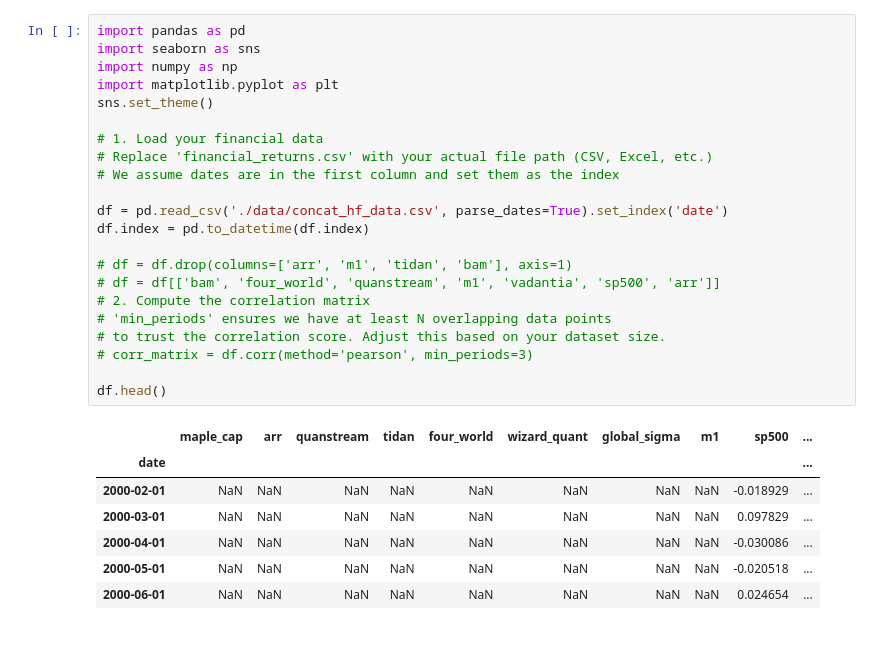
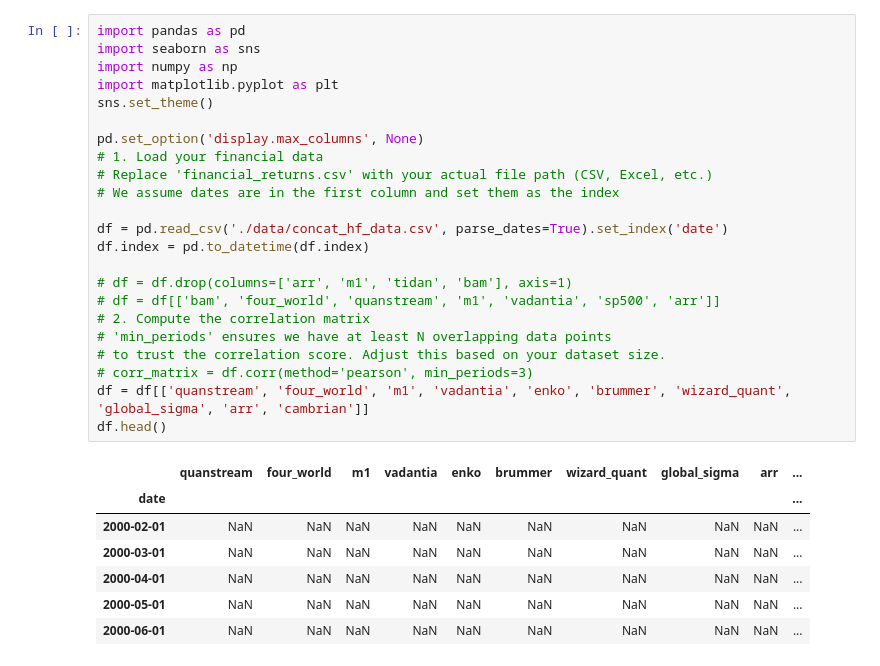
Before and after one commit to arthurdhonneur7/athenee_hf_portfolio, a Jupyter notebook: target_pflio.ipynb, the cells around one changed output. Drawn from its saved outputs; the diff is of its cells as text.

```diff
--- a/target_pflio.ipynb
+++ b/target_pflio.ipynb
@@ -1,30 +1,31 @@
 # %%
 import pandas as pd
 import seaborn as sns
 import numpy as np
 import matplotlib.pyplot as plt
 sns.set_theme()
 
+pd.set_option('display.max_columns', None)
 # 1. Load your financial data
 # Replace 'financial_returns.csv' with your actual file path (CSV, Excel, etc.)
 # We assume dates are in the first column and set them as the index
 
 df = pd.read_csv('./data/concat_hf_data.csv', parse_dates=True).set_index('date')
 df.index = pd.to_datetime(df.index)
 
 # df = df.drop(columns=['arr', 'm1', 'tidan', 'bam'], axis=1)
 # df = df[['bam', 'four_world', 'quanstream', 'm1', 'vadantia', 'sp500', 'arr']]
 # 2. Compute the correlation matrix
 # 'min_periods' ensures we have at least N overlapping data points
 # to trust the correlation score. Adjust this based on your dataset size.
 # corr_matrix = df.corr(method='pearson', min_periods=3)
-
+df = df[['quanstream', 'four_world', 'm1', 'vadantia', 'enko', 'brummer', 'wizard_quant', 'global_sigma', 'arr', 'cambrian']]
 df.head()
 # %% [output]
-|  | maple_cap | arr | quanstream | tidan | four_world | wizard_quant | global_sigma | m1 | sp500 | ... |
+|  | quanstream | four_world | m1 | vadantia | enko | brummer | wizard_quant | global_sigma | arr | ... |
 | date |  |  |  |  |  |  |  |  |  | ... |
-| 2000-02-01 | NaN | NaN | NaN | NaN | NaN | NaN | NaN | NaN | -0.018929 | ... |
-| 2000-03-01 | NaN | NaN | NaN | NaN | NaN | NaN | NaN | NaN | 0.097829 | ... |
-| 2000-04-01 | NaN | NaN | NaN | NaN | NaN | NaN | NaN | NaN | -0.030086 | ... |
-| 2000-05-01 | NaN | NaN | NaN | NaN | NaN | NaN | NaN | NaN | -0.020518 | ... |
-| 2000-06-01 | NaN | NaN | NaN | NaN | NaN | NaN | NaN | NaN | 0.024654 | ... |
+| 2000-02-01 | NaN | NaN | NaN | NaN | NaN | NaN | NaN | NaN | NaN | ... |
+| 2000-03-01 | NaN | NaN | NaN | NaN | NaN | NaN | NaN | NaN | NaN | ... |
+| 2000-04-01 | NaN | NaN | NaN | NaN | NaN | NaN | NaN | NaN | NaN | ... |
+| 2000-05-01 | NaN | NaN | NaN | NaN | NaN | NaN | NaN | NaN | NaN | ... |
+| 2000-06-01 | NaN | NaN | NaN | NaN | NaN | NaN | NaN | NaN | NaN | ... |
```
Also changed, not shown: parts of 7 cells of this notebook, 6 other files.
